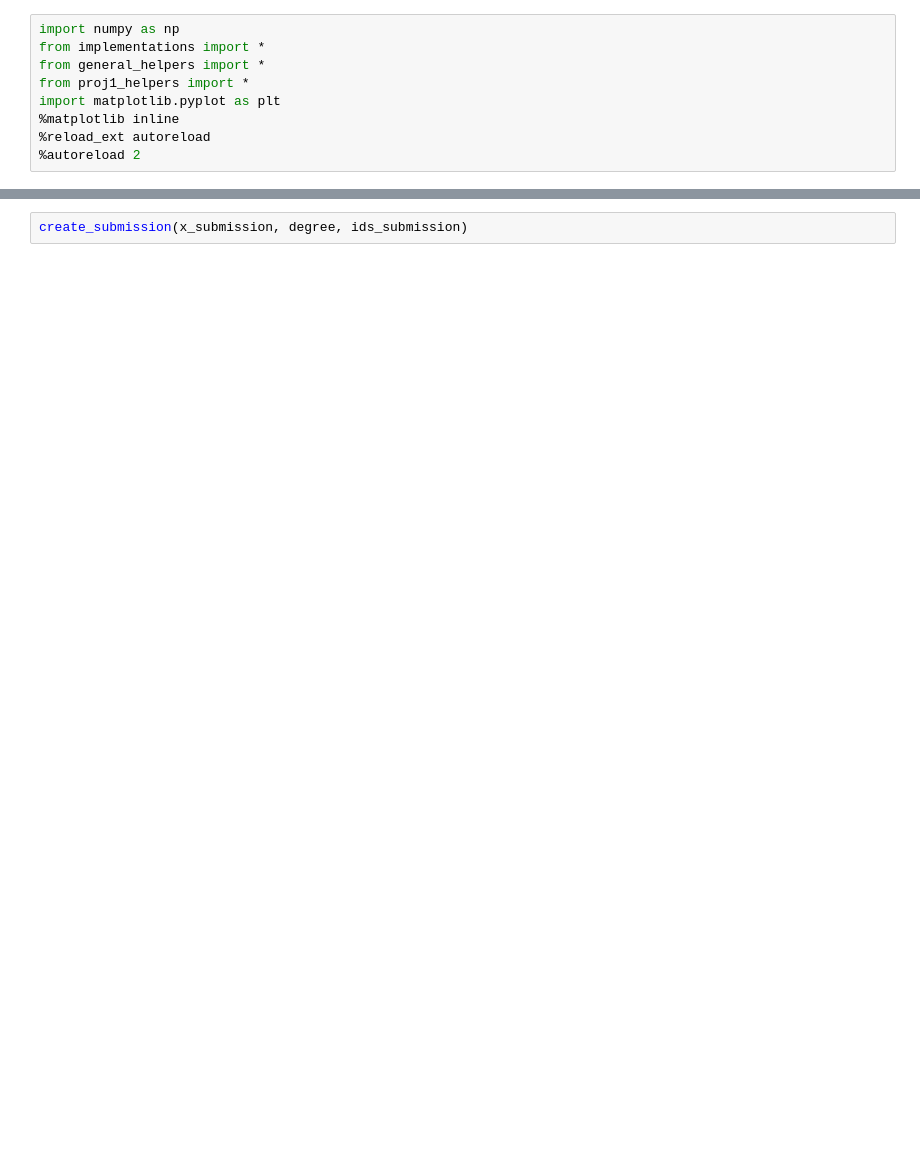
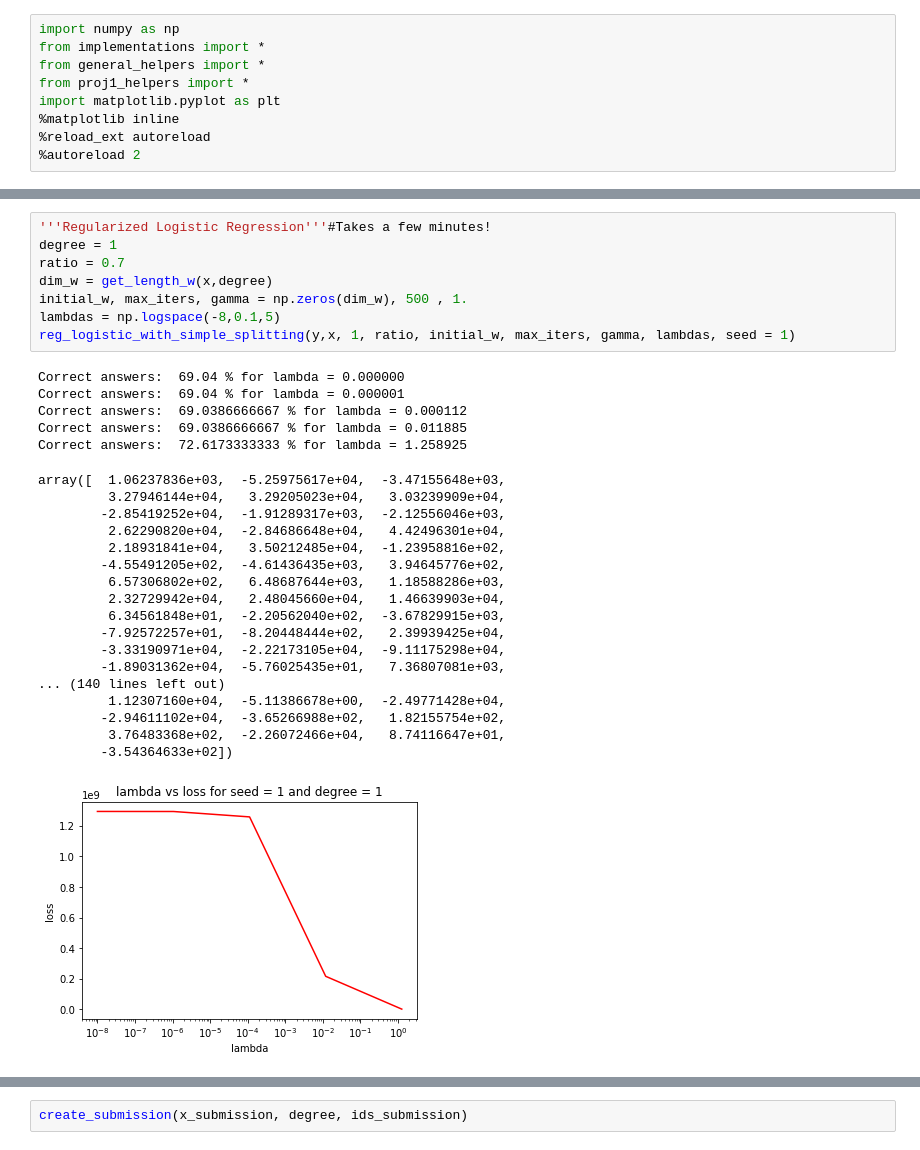
Before and after one commit to leonardopetrini/project_1_final, a Jupyter notebook: run.ipynb, the cells around one changed output, grey strips where cells are left out. Cells and saved outputs as stored; diff of their text form; blank space fills up the shorter version.

```diff
--- a/run.ipynb
+++ b/run.ipynb
@@ -131,0 +149,32 @@ Correct answers:  81.704 % for lambda = 0.000185
+# %%
+'''Regularized Logistic Regression'''#Takes a few minutes!
+degree = 1
+ratio = 0.7
+dim_w = get_length_w(x,degree)
+initial_w, max_iters, gamma = np.zeros(dim_w), 500 , 1.
+lambdas = np.logspace(-8,0.1,5)
+reg_logistic_with_simple_splitting(y,x, 1, ratio, initial_w, max_iters, gamma, lambdas, seed = 1)
+# %% [output]
+Correct answers:  69.04 % for lambda = 0.000000
+Correct answers:  69.04 % for lambda = 0.000001
+Correct answers:  69.0386666667 % for lambda = 0.000112
+Correct answers:  69.0386666667 % for lambda = 0.011885
+Correct answers:  72.6173333333 % for lambda = 1.258925
+array([  1.06237836e+03,  -5.25975617e+04,  -3.47155648e+03,
+         3.27946144e+04,   3.29205023e+04,   3.03239909e+04,
+        -2.85419252e+04,  -1.91289317e+03,  -2.12556046e+03,
+         2.62290820e+04,  -2.84686648e+04,   4.42496301e+04,
+         2.18931841e+04,   3.50212485e+04,  -1.23958816e+02,
+        -4.55491205e+02,  -4.61436435e+03,   3.94645776e+02,
+         6.57306802e+02,   6.48687644e+03,   1.18588286e+03,
+         2.32729942e+04,   2.48045660e+04,   1.46639903e+04,
+         6.34561848e+01,  -2.20562040e+02,  -3.67829915e+03,
+        -7.92572257e+01,  -8.20448444e+02,   2.39939425e+04,
+        -3.33190971e+04,  -2.22173105e+04,  -9.11175298e+04,
+        -1.89031362e+04,  -5.76025435e+01,   7.36807081e+03,
+... (140 lines left out)
+         1.12307160e+04,  -5.11386678e+00,  -2.49771428e+04,
+        -2.94611102e+04,  -3.65266988e+02,   1.82155754e+02,
+         3.76483368e+02,  -2.26072466e+04,   8.74116647e+01,
+        -3.54364633e+02])
+[figure, added]
```
Also changed, not shown: parts of 22 cells of this notebook, 5 other files.
